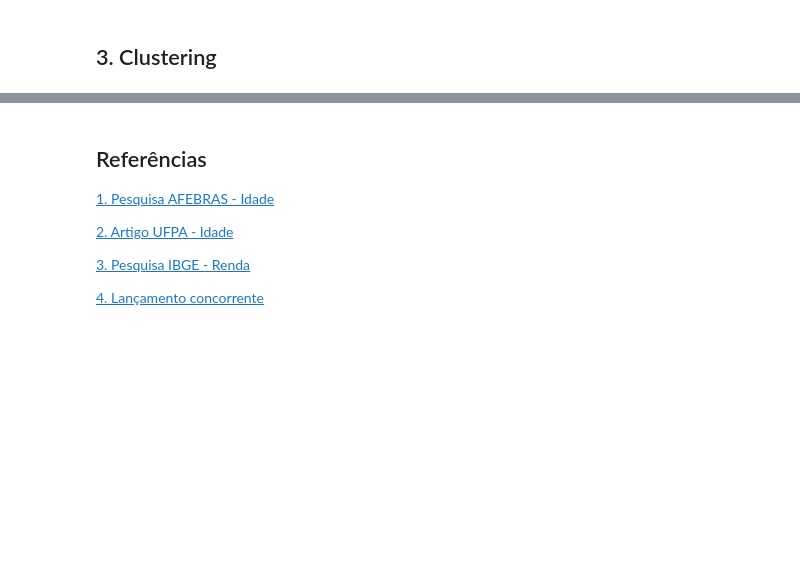
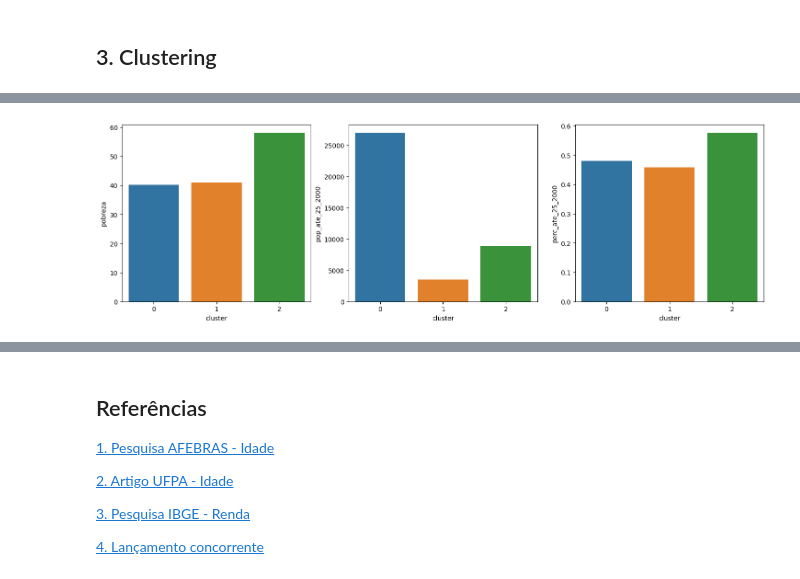
Before and after one commit to rodrigotorn/solar-case, a Jupyter notebook: case-solar.ipynb, the cells around one changed output, grey strips where cells are left out. Drawn from its saved outputs; the diff is of its cells as text; code cells hidden in the pictures; blank space fills up the shorter version.

```diff
--- a/case-solar.ipynb
+++ b/case-solar.ipynb
@@ -136,0 +186,8 @@ cities.to_csv('data/cities.csv', index=True)
+# %%
+plot_barplot_clusters(
+  cities_grouped_by_cluster,
+  ['pobreza', 'pop_ate_25_2000', 'perc_ate_25_2000'],
+  '',
+).show()
+# %% [output]
+[figure, added]
```
Also changed, not shown: parts of 13 cells of this notebook, 2 other files.
